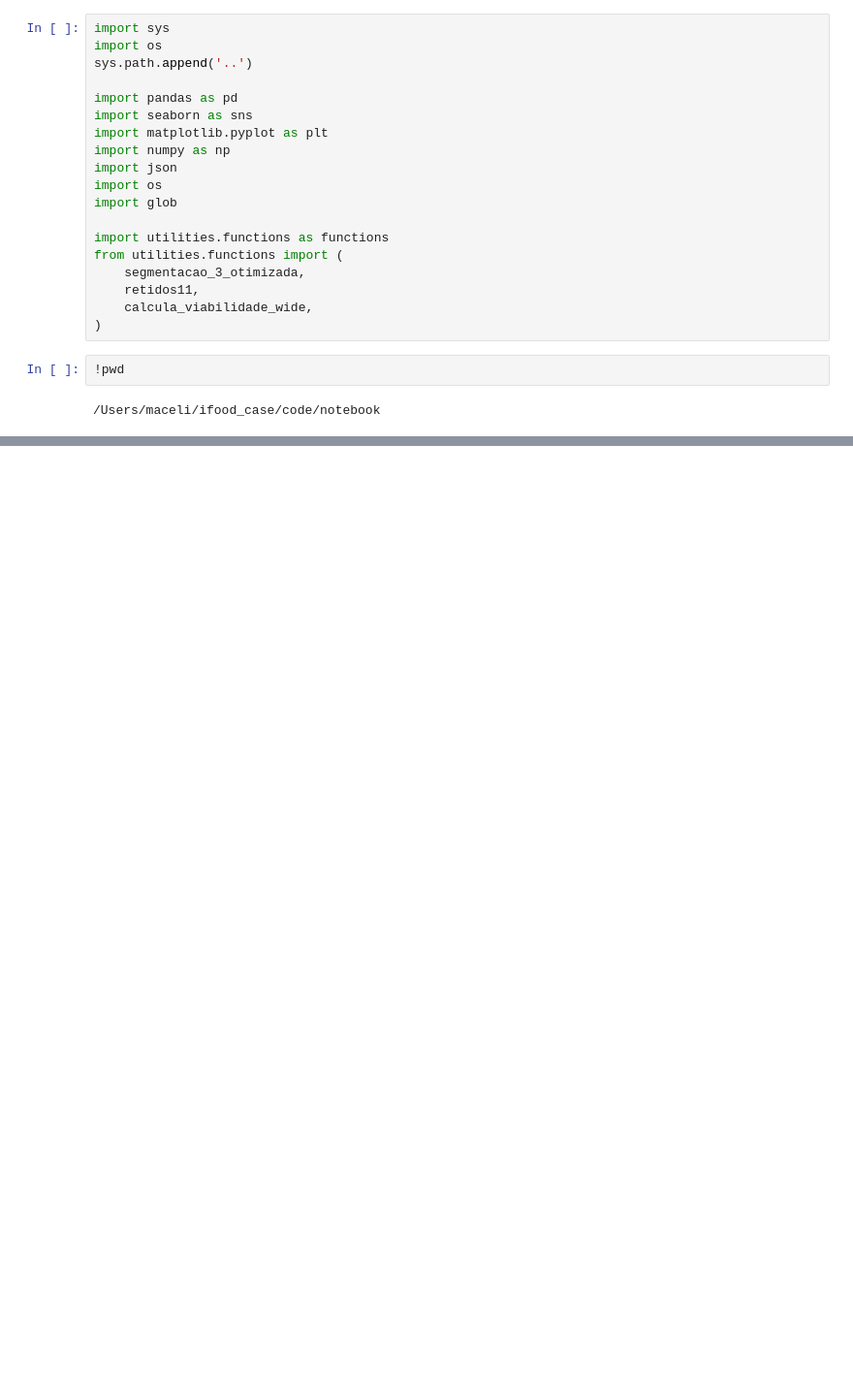
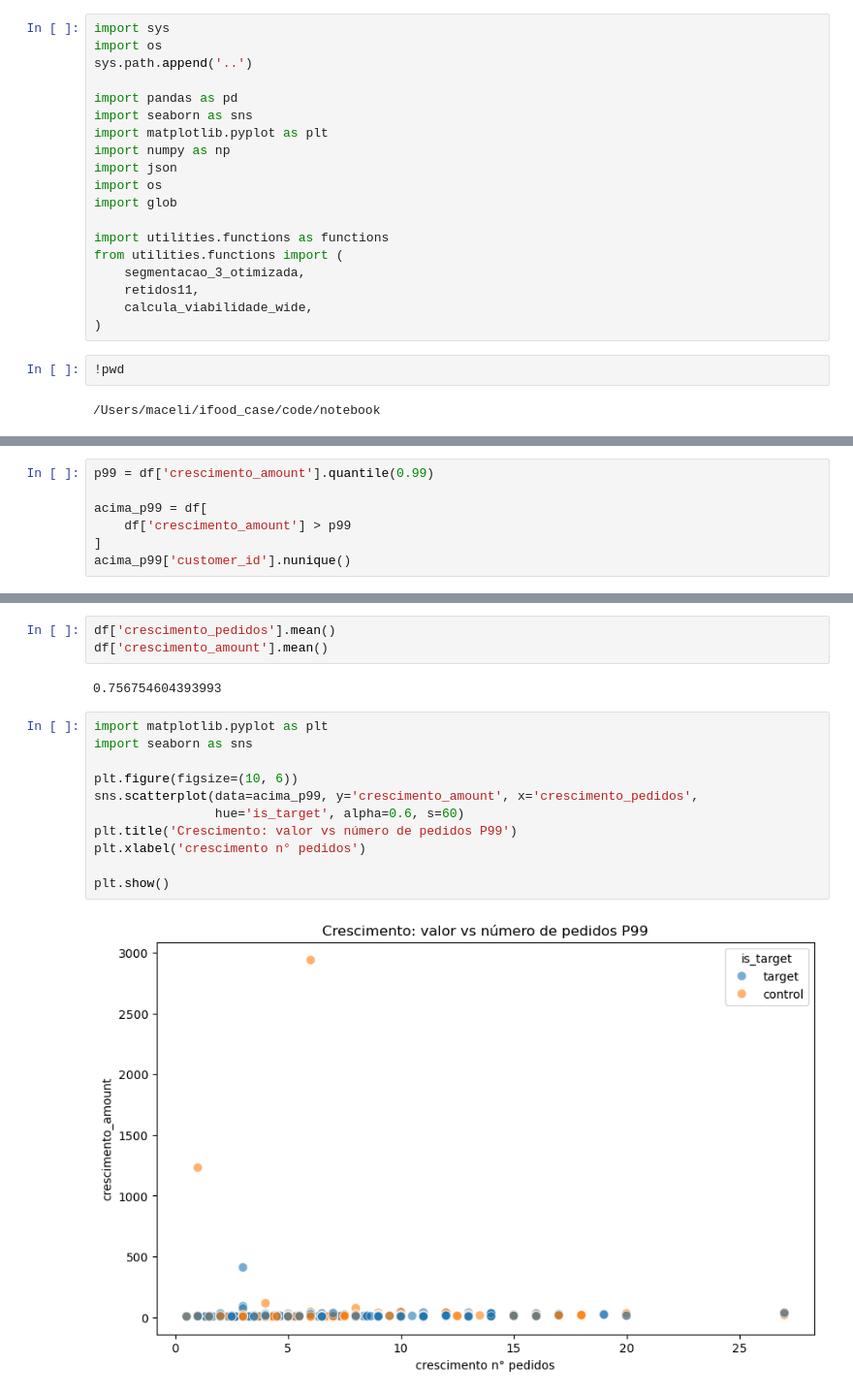
Before and after one commit to elianezanlorense/ifood_case, a Jupyter notebook: code/notebook/04.item2.ipynb, the cells around one changed output, grey strips where cells are left out. Shown: that part at 97% size. Saved outputs shown, nothing was run; the diff lists cells and outputs as text; blank space fills up the shorter version.

```diff
--- a/code/notebook/04.item2.ipynb
+++ b/code/notebook/04.item2.ipynb
@@ -94,0 +89,7 @@ array([1, 2, 3], dtype=object)
+# %%
+p99 = df['crescimento_amount'].quantile(0.99)
+
+acima_p99 = df[
+    df['crescimento_amount'] > p99
+]
+acima_p99['customer_id'].nunique()
@@ -94,0 +111,18 @@ array([1, 2, 3], dtype=object)
+# %%
+df['crescimento_pedidos'].mean()
+df['crescimento_amount'].mean()
+# %% [output]
+0.756754604393993
+# %%
+import matplotlib.pyplot as plt
+import seaborn as sns
+
+plt.figure(figsize=(10, 6))
+sns.scatterplot(data=acima_p99, y='crescimento_amount', x='crescimento_pedidos',
+                hue='is_target', alpha=0.6, s=60)
+plt.title('Crescimento: valor vs número de pedidos P99')
+plt.xlabel('crescimento n° pedidos')
+
+plt.show()
+# %% [output]
+[figure, added]
```
Also changed, not shown: parts of 28 cells of this notebook, 19 other files.
